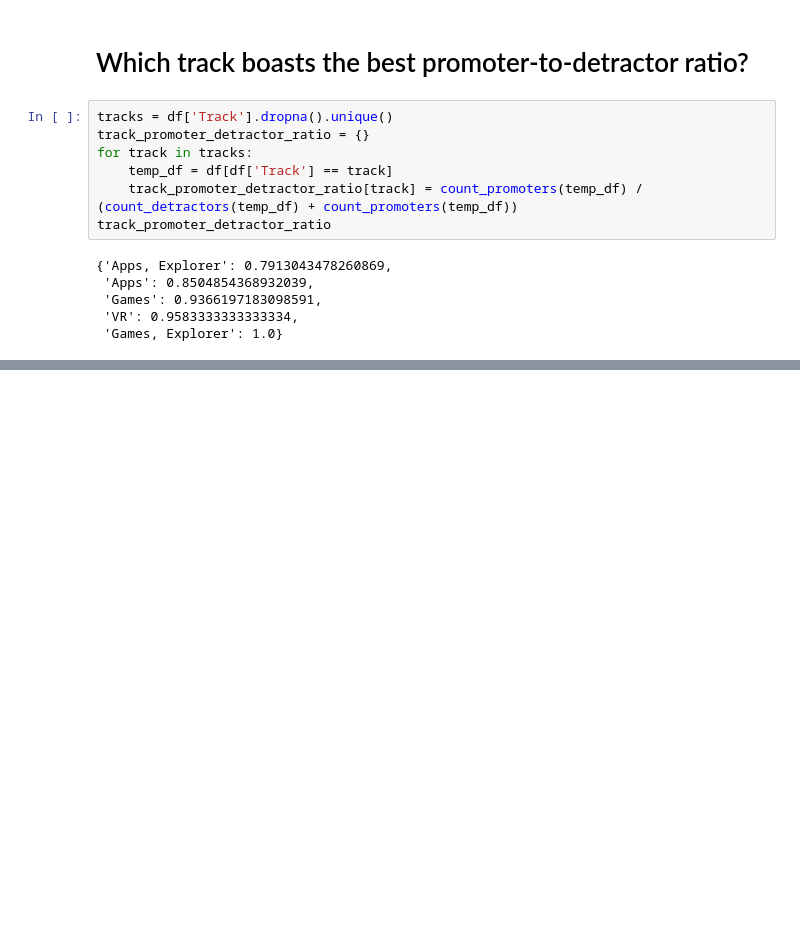
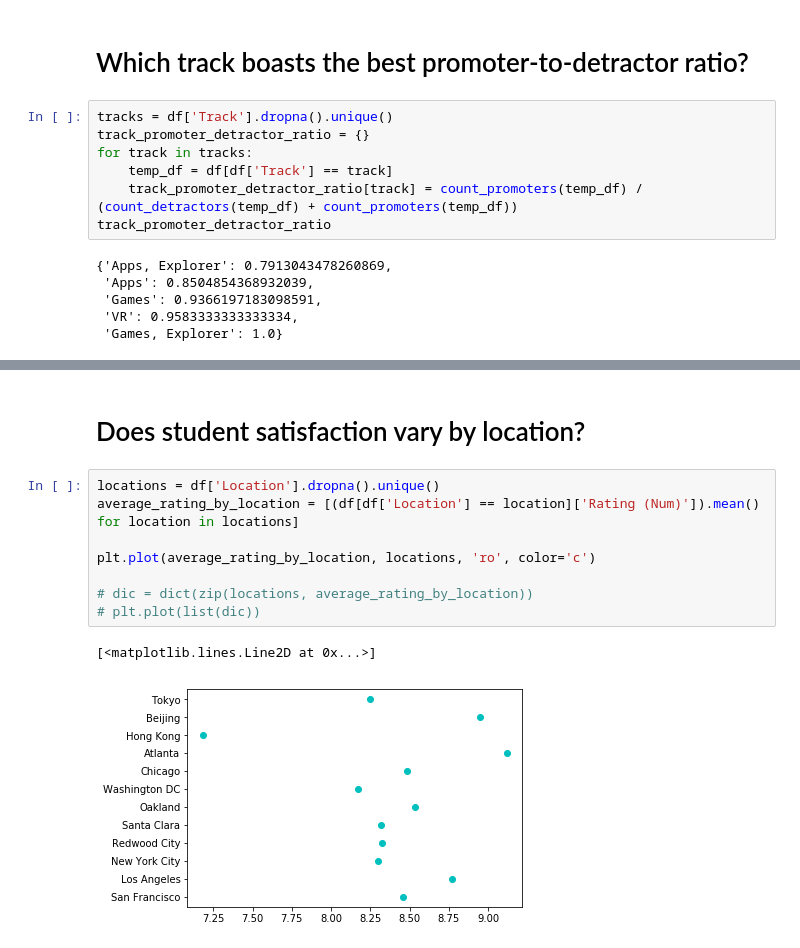
Before and after one commit to jshams/summer-academy-NPS-assignment, a Jupyter notebook: ms_summer_analysis.ipynb, the cells around one changed output, grey strips where cells are left out. Saved outputs shown, nothing was run; the diff lists cells and outputs as text; blank space fills up the shorter version.

```diff
--- a/ms_summer_analysis.ipynb
+++ b/ms_summer_analysis.ipynb
@@ -83,0 +116,13 @@ track_promoter_detractor_ratio
+# %% [markdown]
+# Does student satisfaction vary by location?
+# %%
+locations = df['Location'].dropna().unique()
+average_rating_by_location = [(df[df['Location'] == location]['Rating (Num)']).mean() for location in locations]
+
+plt.plot(average_rating_by_location, locations, 'ro', color='c')
+
+# dic = dict(zip(locations, average_rating_by_location))
+# plt.plot(list(dic))
+# %% [output]
+[<matplotlib.lines.Line2D at 0x...>]
+[figure, added]
```
Also changed, not shown: parts of 12 cells of this notebook.
